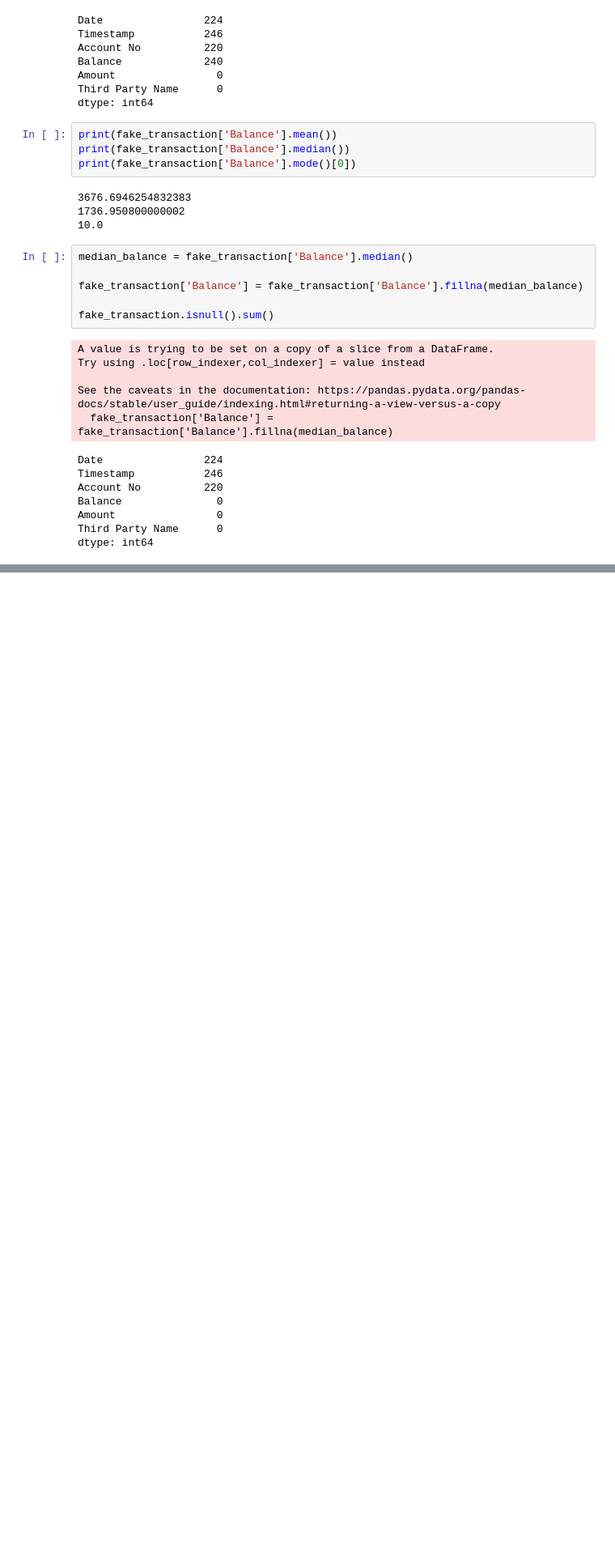
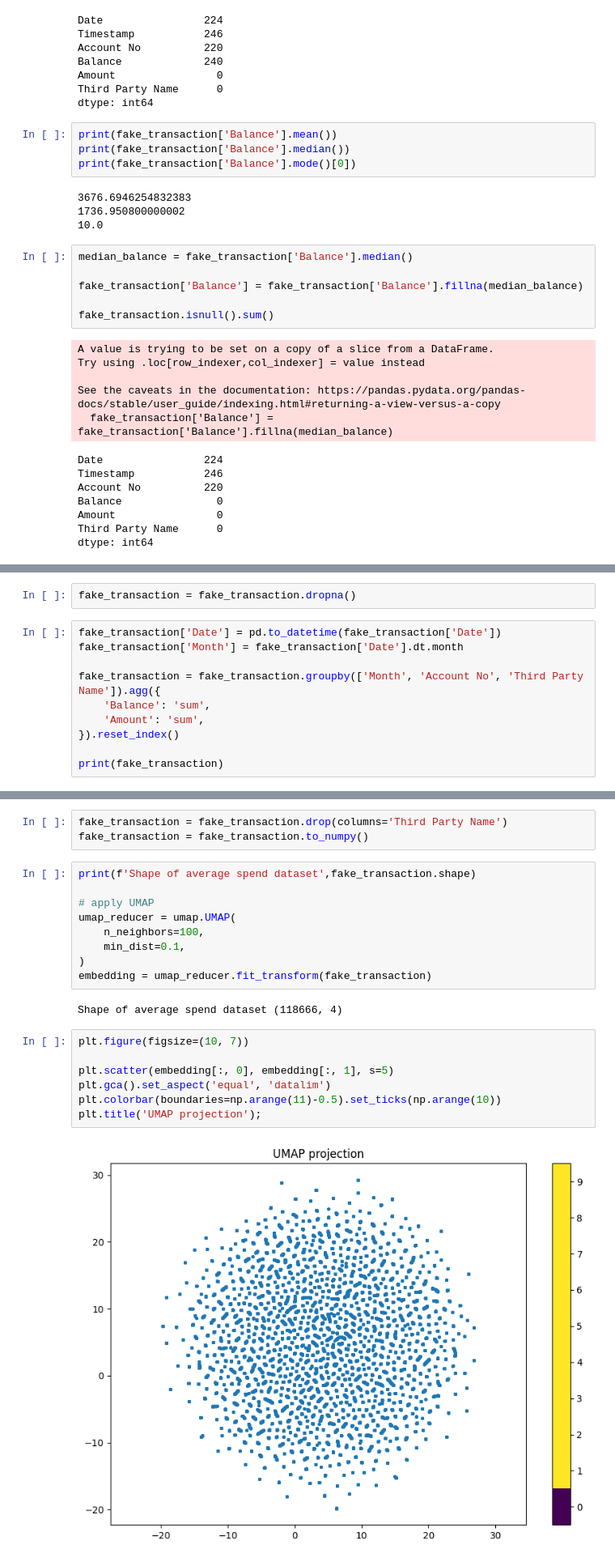
Before and after one commit to UoB-DSMP-2023-24/dsmp-2024-group-38, a Jupyter notebook: dataset2_eda.ipynb, the cells around one changed output, grey strips where cells are left out. Shown at 81% size. Saved outputs shown, nothing was run; the diff lists cells and outputs as text; blank space fills up the shorter version.

Commit message:
add umap

```diff
--- a/dataset2_eda.ipynb
+++ b/dataset2_eda.ipynb
@@ -198,0 +248,12 @@ fake_transaction
+# %%
+fake_transaction = fake_transaction.dropna()
+# %%
+fake_transaction['Date'] = pd.to_datetime(fake_transaction['Date'])
+fake_transaction['Month'] = fake_transaction['Date'].dt.month
+
+fake_transaction = fake_transaction.groupby(['Month', 'Account No', 'Third Party Name']).agg({
+    'Balance': 'sum',
+    'Amount': 'sum',
+}).reset_index()
+
+print(fake_transaction)
@@ -198,0 +285,23 @@ fake_transaction
+# %%
+fake_transaction = fake_transaction.drop(columns='Third Party Name')
+fake_transaction = fake_transaction.to_numpy()
+# %%
+print(f'Shape of average spend dataset',fake_transaction.shape)
+
+# apply UMAP
+umap_reducer = umap.UMAP(
+    n_neighbors=100,
+    min_dist=0.1,
+)
+embedding = umap_reducer.fit_transform(fake_transaction)
+# %% [output]
+Shape of average spend dataset (118666, 4)
+# %%
+plt.figure(figsize=(10, 7))
+
+plt.scatter(embedding[:, 0], embedding[:, 1], s=5)
+plt.gca().set_aspect('equal', 'datalim')
+plt.colorbar(boundaries=np.arange(11)-0.5).set_ticks(np.arange(10))
+plt.title('UMAP projection');
+# %% [output]
+[figure, added]
```
Also changed, not shown: parts of 7 cells of this notebook.
